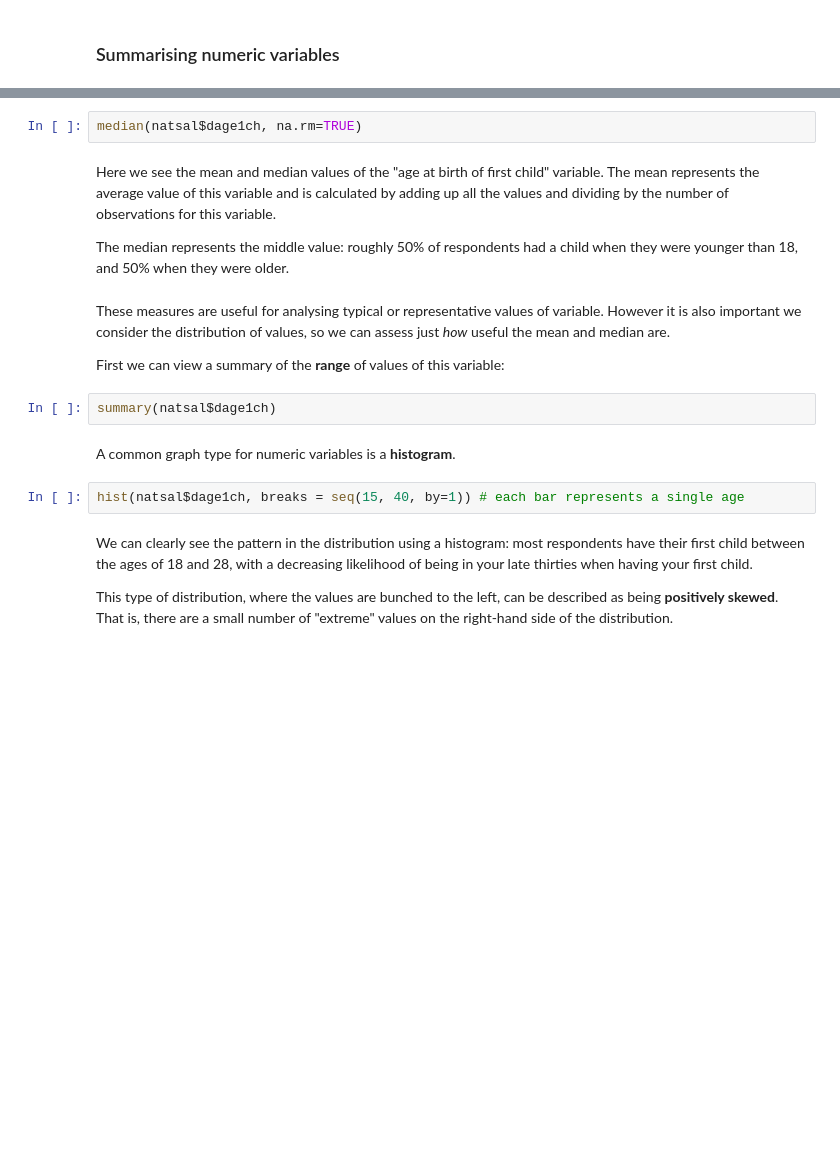
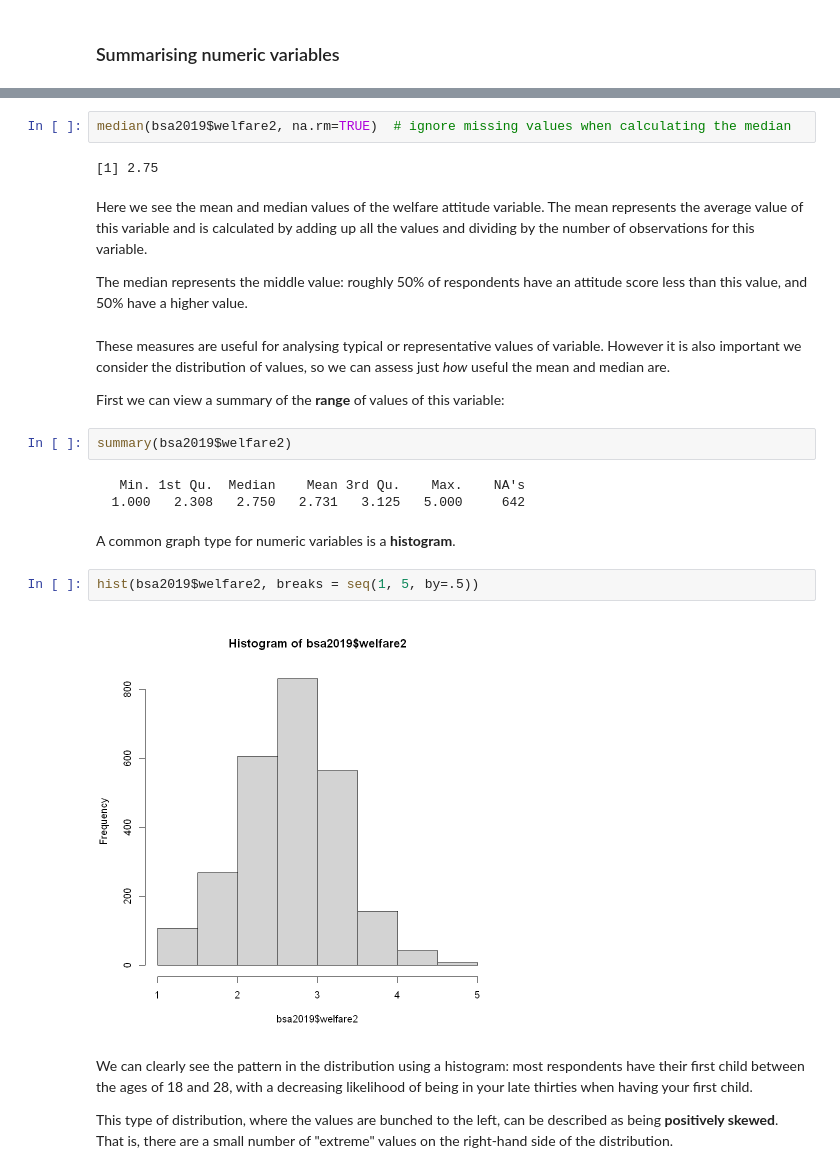
Before and after one commit to DiarmuidM/data-analysis-for-the-social-sciences-2023, a Jupyter notebook: lessons/dass-week-9-univariate-analysis.ipynb, the cells around one changed output, grey strips where cells are left out. Cells and saved outputs as stored; diff of their text form; blank space fills up the shorter version.

```diff
--- a/lessons/dass-week-9-univariate-analysis.ipynb
+++ b/lessons/dass-week-9-univariate-analysis.ipynb
@@ -225,19 +257,26 @@ mean(natsal$dage1ch, na.rm=TRUE)  # ignore missing values when calculating the m
 # %%
-median(natsal$dage1ch, na.rm=TRUE)
+median(bsa2019$welfare2, na.rm=TRUE)  # ignore missing values when calculating the median
+# %% [output]
+[1] 2.75
 # %% [markdown]
-Here we see the mean and median values of the "age at birth of first child" variable. The mean represents the average value of this variable and is calculated by adding up all the values and dividing by the number of observations for this variable.
+Here we see the mean and median values of the welfare attitude variable. The mean represents the average value of this variable and is calculated by adding up all the values and dividing by the number of observations for this variable.
 
-The median represents the middle value: roughly 50% of respondents had a child when they were younger than 18, and 50% when they were older.
+The median represents the middle value: roughly 50% of respondents have an attitude score less than this value, and 50% have a higher value.
 # %% [markdown]
 These measures are useful for analysing typical or representative values of variable. However it is also important we consider the distribution of values, so we can assess just *how* useful the mean and median are.
 
 First we can view a summary of the **range** of values of this variable:
 # %%
-summary(natsal$dage1ch)
+summary(bsa2019$welfare2)
+# %% [output]
+   Min. 1st Qu.  Median    Mean 3rd Qu.    Max.    NA's
+  1.000   2.308   2.750   2.731   3.125   5.000     642
 # %% [markdown]
 A common graph type for numeric variables is a **histogram**.
 # %%
-hist(natsal$dage1ch, breaks = seq(15, 40, by=1)) # each bar represents a single age
+hist(bsa2019$welfare2, breaks = seq(1, 5, by=.5))
+# %% [output]
+[figure, added]
 # %% [markdown]
 We can clearly see the pattern in the distribution using a histogram: most respondents have their first child between the ages of 18 and 28, with a decreasing likelihood of being in your late thirties when having your first child.
 
```
Also changed, not shown: parts of 27 cells of this notebook.
